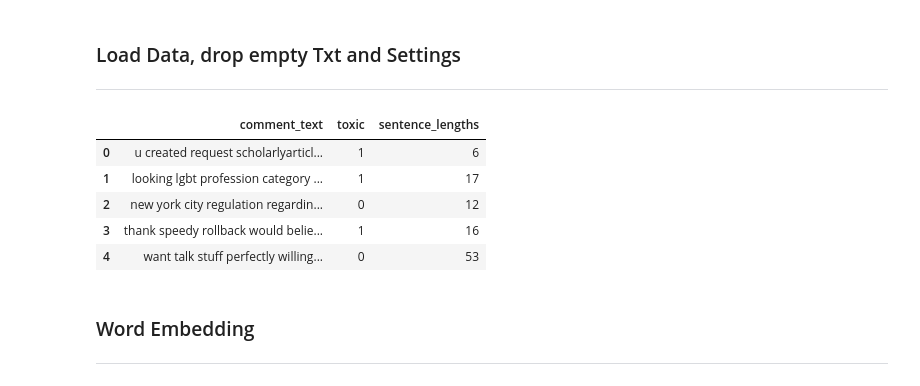
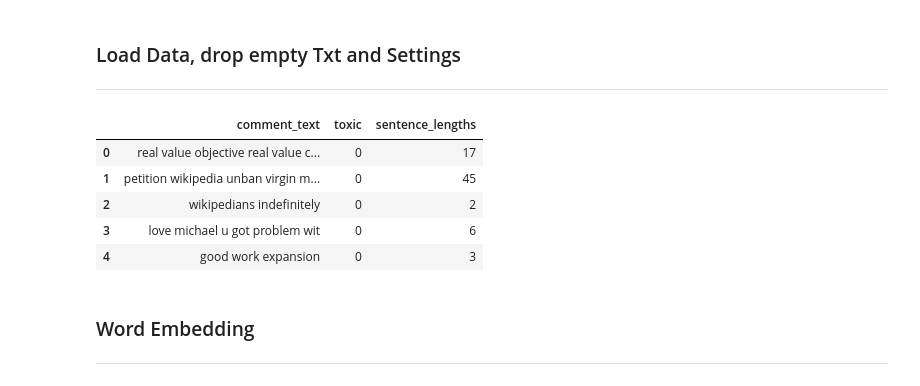
Before and after one commit to alessiodrigatti/toxic-classification, a Jupyter notebook: hatespeech-classification_tfidf.ipynb, the cells around one changed output. Cells and saved outputs as stored; diff of their text form; code cells hidden in the pictures.

```diff
--- a/hatespeech-classification_tfidf.ipynb
+++ b/hatespeech-classification_tfidf.ipynb
@@ -16,27 +16,27 @@ import csv
 # %%
 ## SETTINGS
 
 # active models
 SET_NN_active = False
 
 SET_track_scores = True
 
-SET_datapath = "data_pp.json"
-SET_name_outputfile = "performance_260323.csv"
+SET_datapath = "data_pp_sample.json"
+SET_name_outputfile = "performance_270323.csv"
 
 df = pd.read_json(SET_datapath, orient="columns")
 
 df.drop(df[df.comment_text.str.len() == 0].index, inplace=True)
 df.reset_index(drop=True, inplace=True)
 
 df.head()
 # %% [output]
 |  | comment_text | toxic | sentence_lengths |
-| 0 | u created request scholarlyarticl... | 1 | 6 |
-| 1 | looking lgbt profession category ... | 1 | 17 |
-| 2 | new york city regulation regardin... | 0 | 12 |
-| 3 | thank speedy rollback would belie... | 1 | 16 |
-| 4 | want talk stuff perfectly willing... | 0 | 53 |
+| 0 | real value objective real value c... | 0 | 17 |
+| 1 | petition wikipedia unban virgin m... | 0 | 45 |
+| 2 | wikipedians indefinitely | 0 | 2 |
+| 3 | love michael u got problem wit | 0 | 6 |
+| 4 | good work expansion | 0 | 3 |
 # %% [markdown]
 ### Word Embedding
 
```
Also changed, not shown: parts of 6 cells of this notebook.
